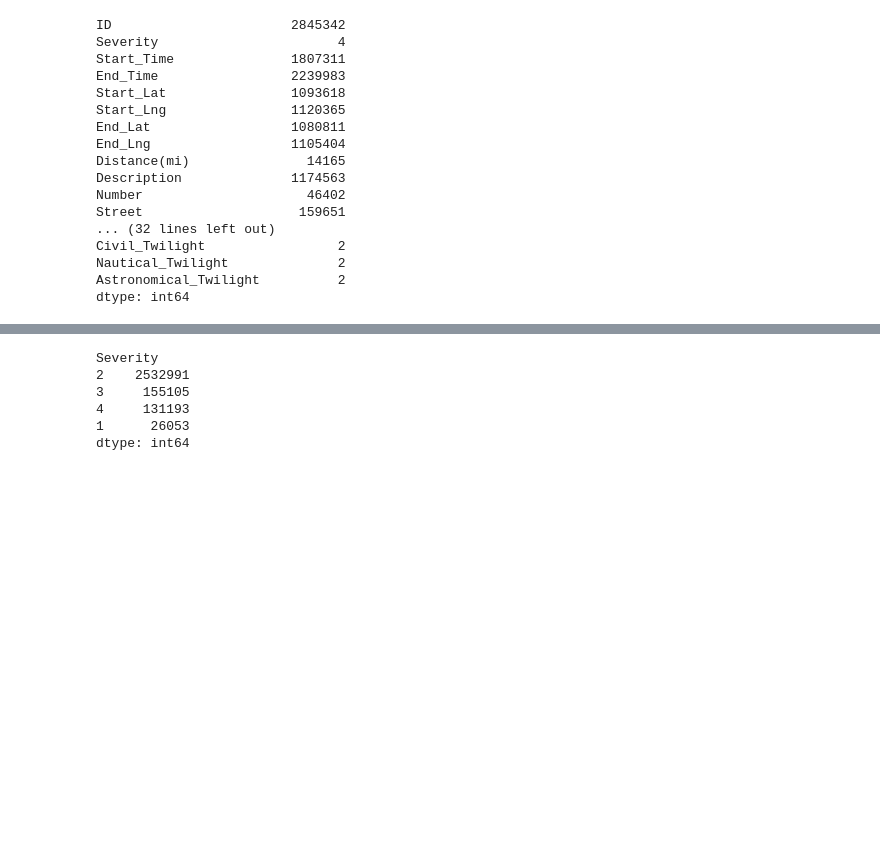
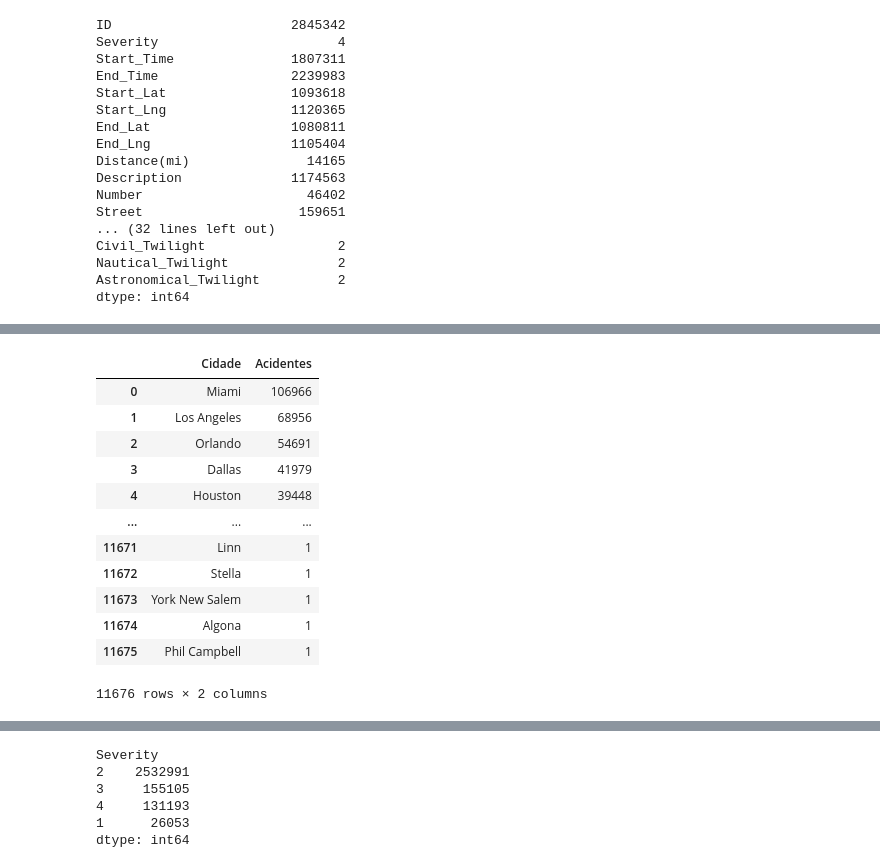
Before and after one commit to williamsasaki/jubilant-robot, a Jupyter notebook: ml_acidentes_tcc.ipynb, the cells around one changed output, grey strips where cells are left out. Cells and saved outputs as stored; diff of their text form; code cells hidden in the pictures; blank space fills up the shorter version.

```diff
--- a/ml_acidentes_tcc.ipynb
+++ b/ml_acidentes_tcc.ipynb
@@ -138,3 +145,21 @@ df.describe()
 | 50% | 2.000000e+00 | 3.609861e+01 | -9.241808e+01 | 3.609799e+01 | -9.241772e+01 | 2.440000e-01 | 4.007000e+03 | 6.400000e+01 | ... |
 | 75% | 2.000000e+00 | 4.016024e+01 | -8.037243e+01 | 4.016105e+01 | -8.037338e+01 | 7.640000e-01 | 9.567000e+03 | 7.600000e+01 | ... |
 | max | 4.000000e+00 | 4.900058e+01 | -6.711317e+01 | 4.907500e+01 | -6.710924e+01 | 1.551860e+02 | 9.999997e+06 | 1.960000e+02 | ... |
+# %%
+#Agrupar por cidades
+df_cidade = pd.DataFrame(df['City'].value_counts()).reset_index().rename(columns={'index':'Cidade', 'City':'Acidentes'})
+df_cidade.head(-5)
+# %% [output]
+|  | Cidade | Acidentes |
+| 0 | Miami | 106966 |
+| 1 | Los Angeles | 68956 |
+| 2 | Orlando | 54691 |
+| 3 | Dallas | 41979 |
+| 4 | Houston | 39448 |
+| ... | ... | ... |
+| 11671 | Linn | 1 |
+| 11672 | Stella | 1 |
+| 11673 | York New Salem | 1 |
+| 11674 | Algona | 1 |
+| 11675 | Phil Campbell | 1 |
+11676 rows × 2 columns
```
Also changed, not shown: parts of 25 cells of this notebook.
